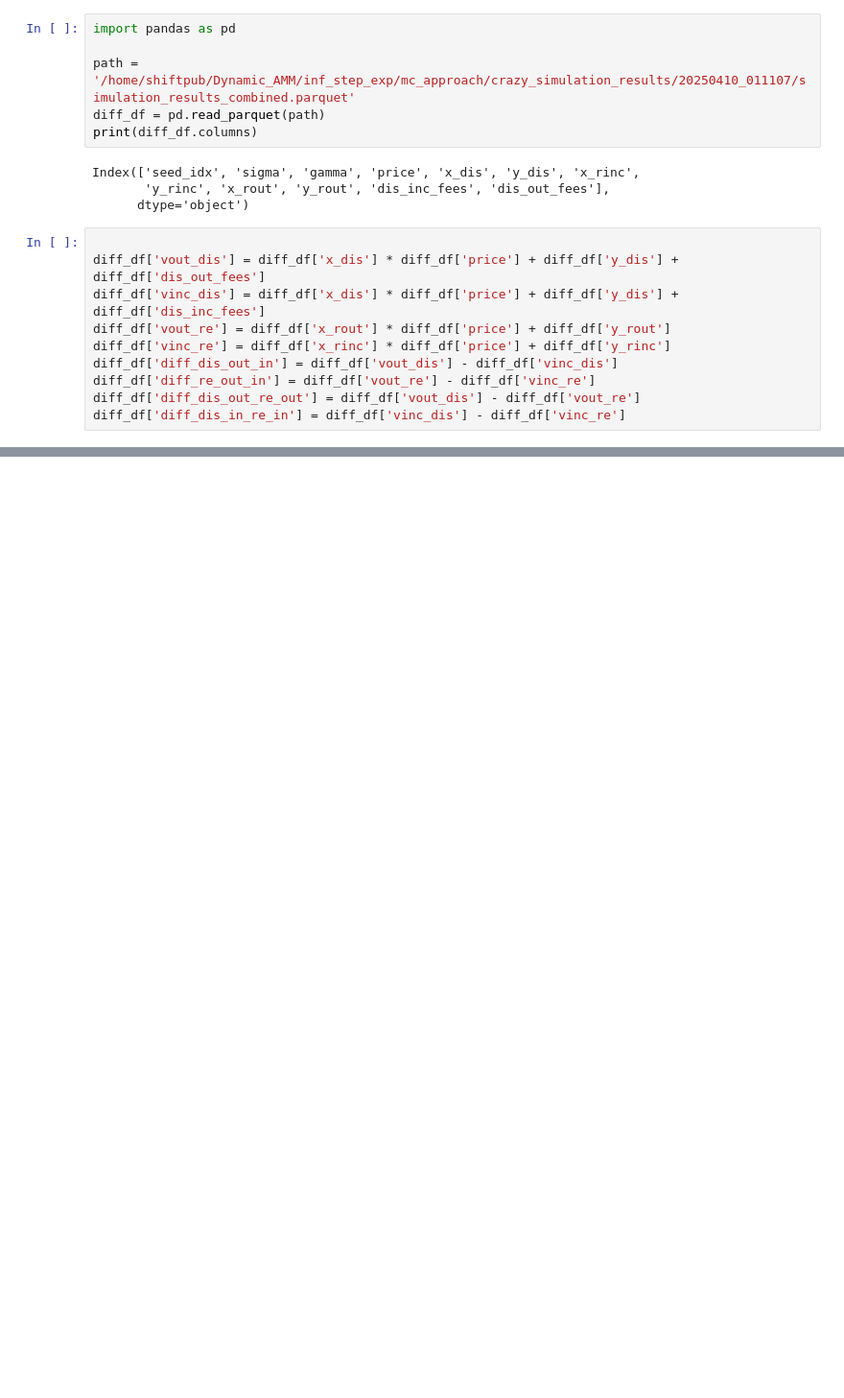
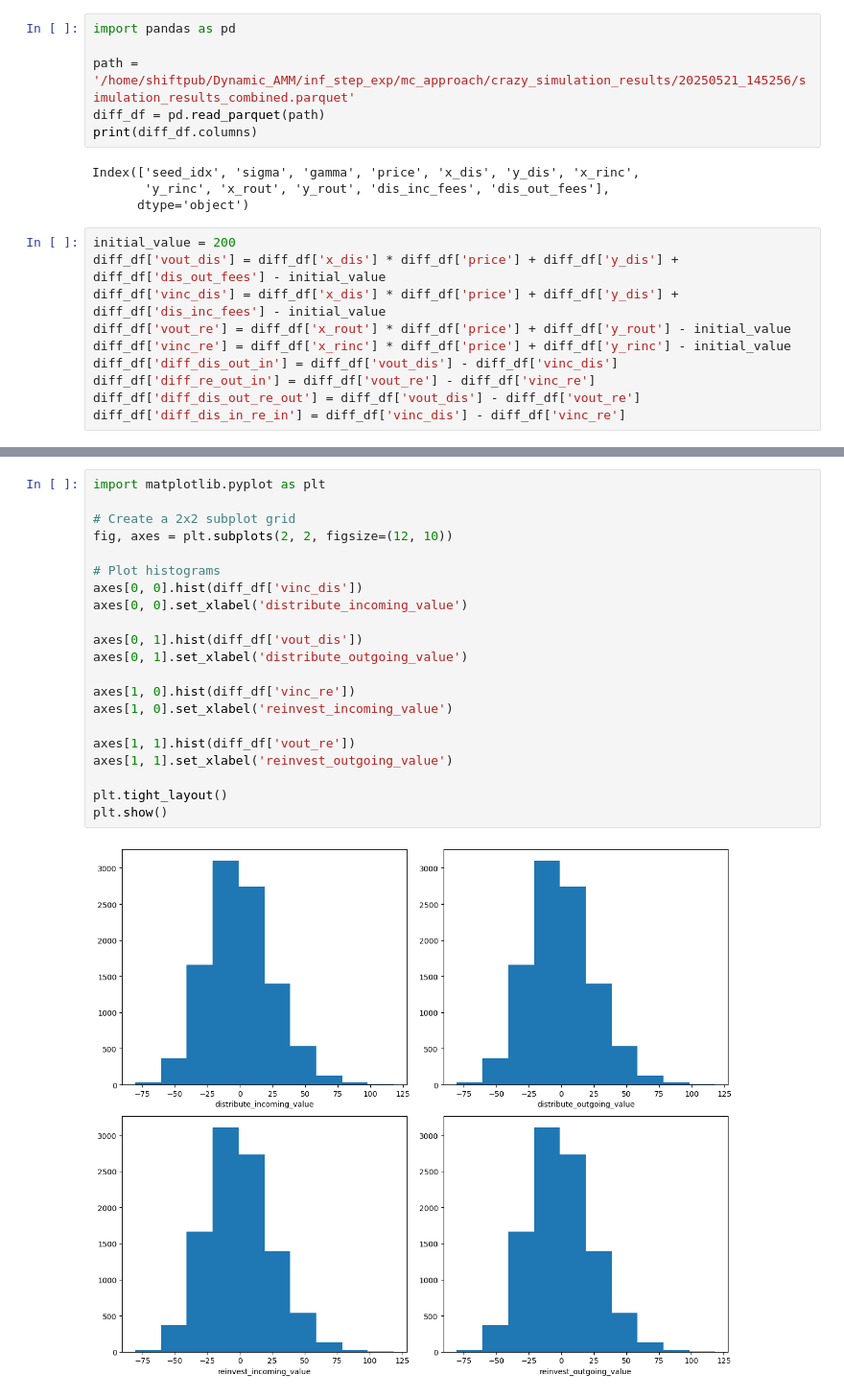
Before and after one commit to WillInvest/Dynamic_AMM, a Jupyter notebook: inf_step_exp/mc_approach/crazy.ipynb, the cells around one changed output, grey strips where cells are left out. Shown at 96% size. Saved outputs shown, nothing was run; the diff lists cells and outputs as text; blank space fills up the shorter version.

```diff
--- a/inf_step_exp/mc_approach/crazy.ipynb
+++ b/inf_step_exp/mc_approach/crazy.ipynb
@@ -8,7 +8,7 @@ path = '/home/shiftpub/Dynamic_AMM/inf_step_exp/mc_approach/crazy_simulation_res
 # %%
 import pandas as pd
 
-path = '/home/shiftpub/Dynamic_AMM/inf_step_exp/mc_approach/crazy_simulation_results/20250410_011107/simulation_results_combined.parquet'
+path = '/home/shiftpub/Dynamic_AMM/inf_step_exp/mc_approach/crazy_simulation_results/20250521_145256/simulation_results_combined.parquet'
 diff_df = pd.read_parquet(path)
 print(diff_df.columns)
 # %% [output]
@@ -16,11 +16,11 @@ Index(['seed_idx', 'sigma', 'gamma', 'price', 'x_dis', 'y_dis', 'x_rinc',
        'y_rinc', 'x_rout', 'y_rout', 'dis_inc_fees', 'dis_out_fees'],
       dtype='object')
 # %%
-
-diff_df['vout_dis'] = diff_df['x_dis'] * diff_df['price'] + diff_df['y_dis'] + diff_df['dis_out_fees']
-diff_df['vinc_dis'] = diff_df['x_dis'] * diff_df['price'] + diff_df['y_dis'] + diff_df['dis_inc_fees']
-diff_df['vout_re'] = diff_df['x_rout'] * diff_df['price'] + diff_df['y_rout']
-diff_df['vinc_re'] = diff_df['x_rinc'] * diff_df['price'] + diff_df['y_rinc']
+initial_value = 200
+diff_df['vout_dis'] = diff_df['x_dis'] * diff_df['price'] + diff_df['y_dis'] + diff_df['dis_out_fees'] - initial_value
+diff_df['vinc_dis'] = diff_df['x_dis'] * diff_df['price'] + diff_df['y_dis'] + diff_df['dis_inc_fees'] - initial_value
+diff_df['vout_re'] = diff_df['x_rout'] * diff_df['price'] + diff_df['y_rout'] - initial_value
+diff_df['vinc_re'] = diff_df['x_rinc'] * diff_df['price'] + diff_df['y_rinc'] - initial_value
 diff_df['diff_dis_out_in'] = diff_df['vout_dis'] - diff_df['vinc_dis']
 diff_df['diff_re_out_in'] = diff_df['vout_re'] - diff_df['vinc_re']
 diff_df['diff_dis_out_re_out'] = diff_df['vout_dis'] - diff_df['vout_re']
@@ -146,0 +105,23 @@ Error:
+# %%
+import matplotlib.pyplot as plt
+
+# Create a 2x2 subplot grid
+fig, axes = plt.subplots(2, 2, figsize=(12, 10))
+
+# Plot histograms
+axes[0, 0].hist(diff_df['vinc_dis'])
+axes[0, 0].set_xlabel('distribute_incoming_value')
+
+axes[0, 1].hist(diff_df['vout_dis'])
+axes[0, 1].set_xlabel('distribute_outgoing_value')
+
+axes[1, 0].hist(diff_df['vinc_re'])
+axes[1, 0].set_xlabel('reinvest_incoming_value')
+
+axes[1, 1].hist(diff_df['vout_re'])
+axes[1, 1].set_xlabel('reinvest_outgoing_value')
+
+plt.tight_layout()
+plt.show()
+# %% [output]
+[figure, added]
```
Also changed, not shown: parts of 8 cells of this notebook, 27 other files.
